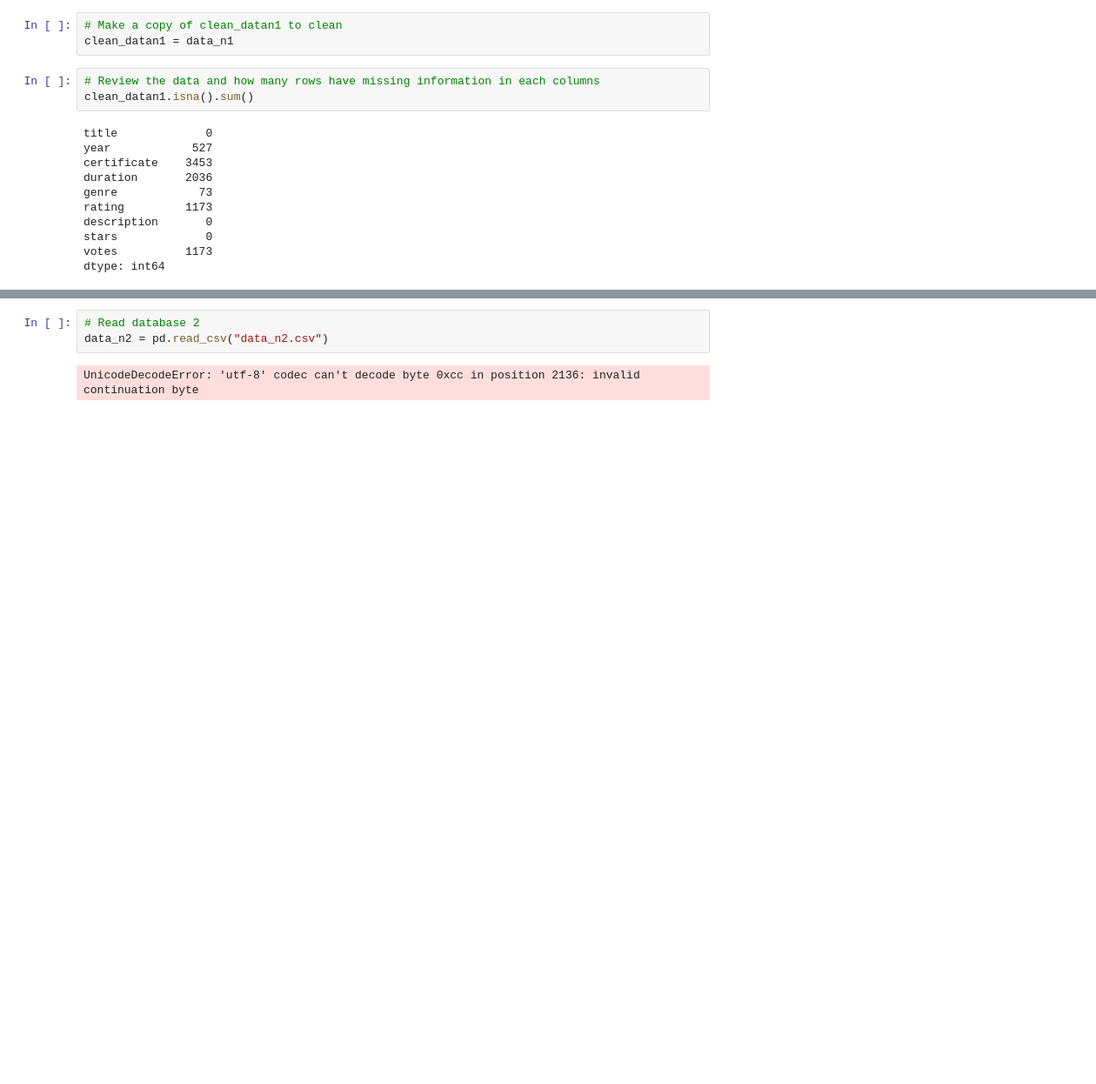
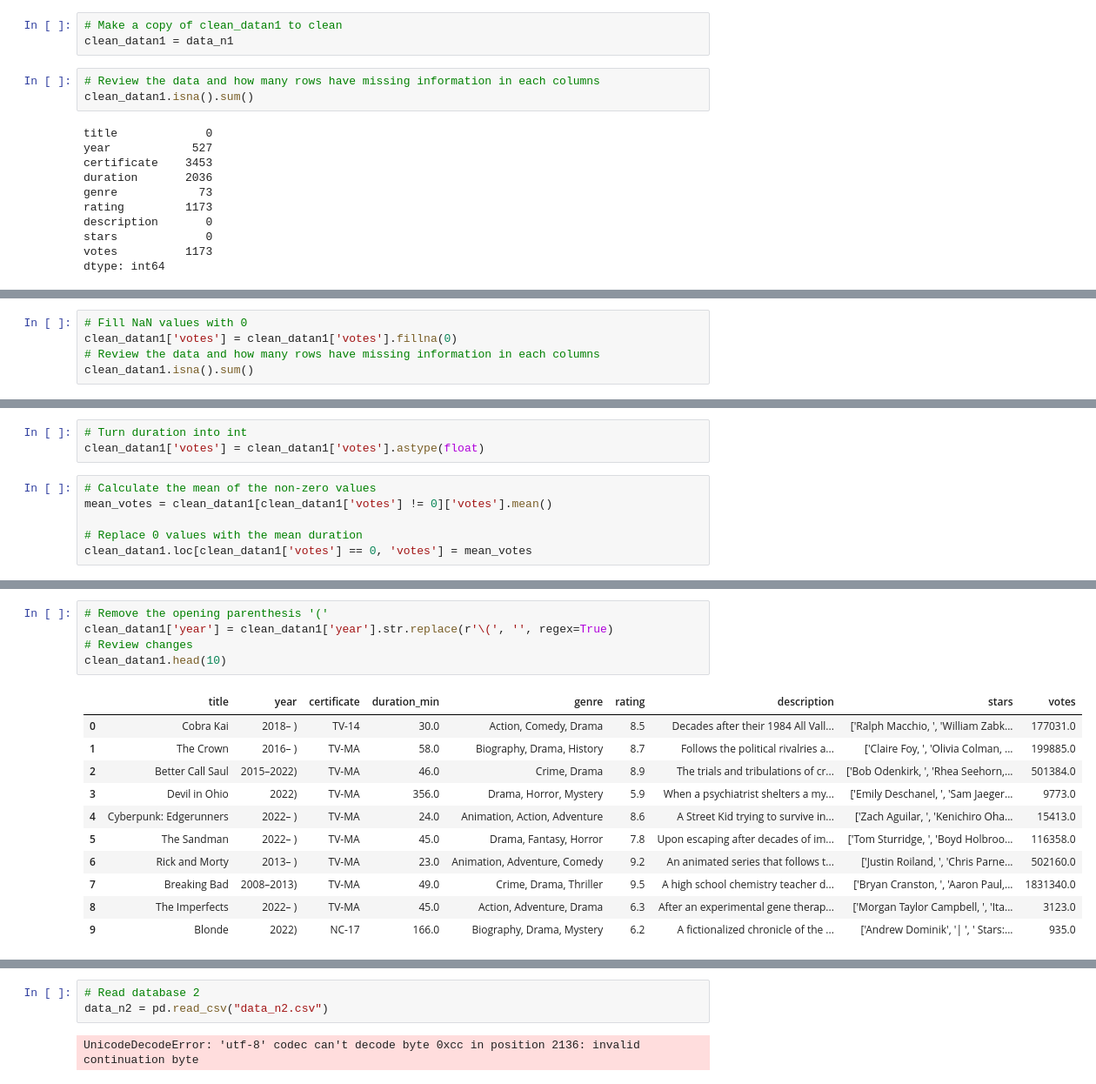
Before and after one commit to r41ss4/rennes_ba, a Jupyter notebook: cleaning.ipynb, the cells around one changed output, grey strips where cells are left out. Shown at 87% size. Drawn from its saved outputs; the diff is of its cells as text; blank space fills up the shorter version.

```diff
--- a/cleaning.ipynb
+++ b/cleaning.ipynb
@@ -100,0 +239,5 @@ clean_datan1 = clean_datan1.drop_duplicates()
+# %%
+# Fill NaN values with 0
+clean_datan1['votes'] = clean_datan1['votes'].fillna(0)
+# Review the data and how many rows have missing information in each columns
+clean_datan1.isna().sum()
@@ -100,0 +255,9 @@ clean_datan1 = clean_datan1.drop_duplicates()
+# %%
+# Turn duration into int
+clean_datan1['votes'] = clean_datan1['votes'].astype(float)
+# %%
+# Calculate the mean of the non-zero values
+mean_votes = clean_datan1[clean_datan1['votes'] != 0]['votes'].mean()
+
+# Replace 0 values with the mean duration
+clean_datan1.loc[clean_datan1['votes'] == 0, 'votes'] = mean_votes
@@ -100,0 +278,17 @@ clean_datan1 = clean_datan1.drop_duplicates()
+# %%
+# Remove the opening parenthesis '('
+clean_datan1['year'] = clean_datan1['year'].str.replace(r'\(', '', regex=True)
+# Review changes
+clean_datan1.head(10)
+# %% [output]
+|  | title | year | certificate | duration_min | genre | rating | description | stars | votes |
+| 0 | Cobra Kai | 2018– ) | TV-14 | 30.0 | Action, Comedy, Drama | 8.5 | Decades after their 1984 All Vall... | ['Ralph Macchio, ', 'William Zabk... | 177031.0 |
+| 1 | The Crown | 2016– ) | TV-MA | 58.0 | Biography, Drama, History | 8.7 | Follows the political rivalries a... | ['Claire Foy, ', 'Olivia Colman, ... | 199885.0 |
+| 2 | Better Call Saul | 2015–2022) | TV-MA | 46.0 | Crime, Drama | 8.9 | The trials and tribulations of cr... | ['Bob Odenkirk, ', 'Rhea Seehorn,... | 501384.0 |
+| 3 | Devil in Ohio | 2022) | TV-MA | 356.0 | Drama, Horror, Mystery | 5.9 | When a psychiatrist shelters a my... | ['Emily Deschanel, ', 'Sam Jaeger... | 9773.0 |
+| 4 | Cyberpunk: Edgerunners | 2022– ) | TV-MA | 24.0 | Animation, Action, Adventure | 8.6 | A Street Kid trying to survive in... | ['Zach Aguilar, ', 'Kenichiro Oha... | 15413.0 |
+| 5 | The Sandman | 2022– ) | TV-MA | 45.0 | Drama, Fantasy, Horror | 7.8 | Upon escaping after decades of im... | ['Tom Sturridge, ', 'Boyd Holbroo... | 116358.0 |
+| 6 | Rick and Morty | 2013– ) | TV-MA | 23.0 | Animation, Adventure, Comedy | 9.2 | An animated series that follows t... | ['Justin Roiland, ', 'Chris Parne... | 502160.0 |
+| 7 | Breaking Bad | 2008–2013) | TV-MA | 49.0 | Crime, Drama, Thriller | 9.5 | A high school chemistry teacher d... | ['Bryan Cranston, ', 'Aaron Paul,... | 1831340.0 |
+| 8 | The Imperfects | 2022– ) | TV-MA | 45.0 | Action, Adventure, Drama | 6.3 | After an experimental gene therap... | ['Morgan Taylor Campbell, ', 'Ita... | 3123.0 |
+| 9 | Blonde | 2022) | NC-17 | 166.0 | Biography, Drama, Mystery | 6.2 | A fictionalized chronicle of the ... | ['Andrew Dominik', '| ', ' Stars:... | 935.0 |
```
Also changed, not shown: parts of 32 cells of this notebook, 2 other files.
